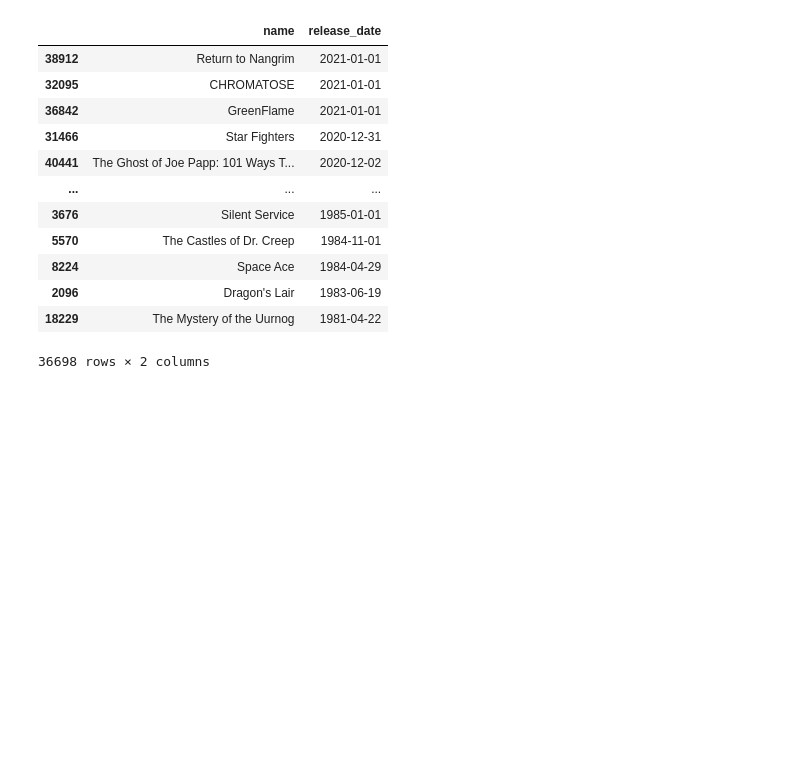
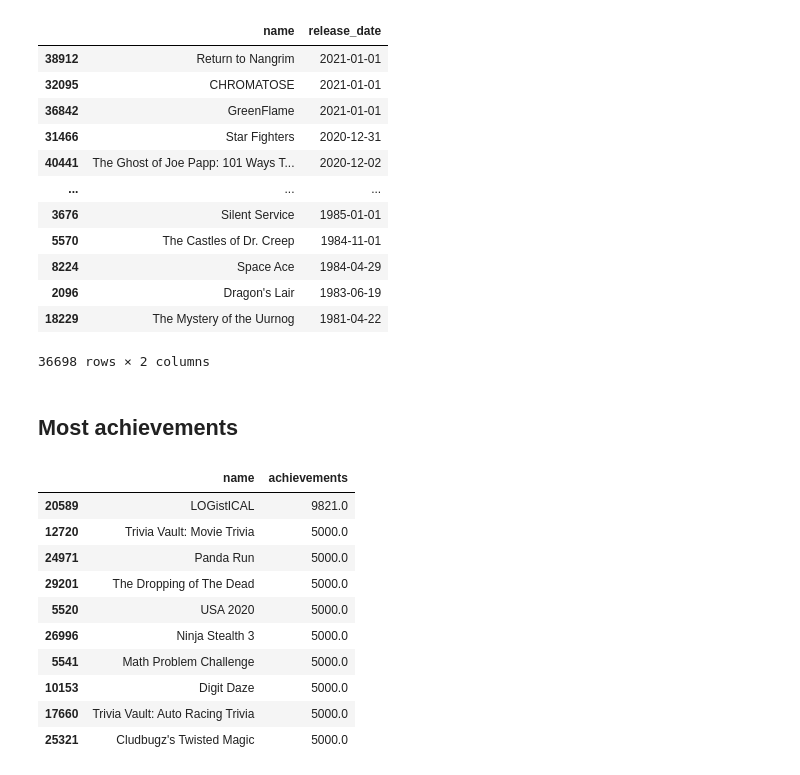
Before and after one commit to van-sprundel/Data-Science-Portfolio, a Jupyter notebook: assessments/Assignment 6.ipynb, the cells around one changed output. Cells and saved outputs as stored; diff of their text form; code cells hidden in the pictures; blank space fills up the shorter version.

```diff
--- a/assessments/Assignment 6.ipynb
+++ b/assessments/Assignment 6.ipynb
@@ -95,3 +96,19 @@ recentSteam
 | 2096 | Dragon's Lair | 1983-06-19 |
 | 18229 | The Mystery of the Uurnog | 1981-04-22 |
 36698 rows × 2 columns
+# %% [markdown]
+## Most achievements
+# %%
+steam[['name','achievements']].dropna().sort_values('achievements',ascending=False).head(10)
+# %% [output]
+|  | name | achievements |
+| 20589 | LOGistICAL | 9821.0 |
+| 12720 | Trivia Vault: Movie Trivia | 5000.0 |
+| 24971 | Panda Run | 5000.0 |
+| 29201 | The Dropping of The Dead | 5000.0 |
+| 5520 | USA 2020 | 5000.0 |
+| 26996 | Ninja Stealth 3 | 5000.0 |
+| 5541 | Math Problem Challenge | 5000.0 |
+| 10153 | Digit Daze | 5000.0 |
+| 17660 | Trivia Vault: Auto Racing Trivia | 5000.0 |
+| 25321 | Cludbugz's Twisted Magic | 5000.0 |
```
Also changed, not shown: parts of 8 cells of this notebook, 10 other files.
